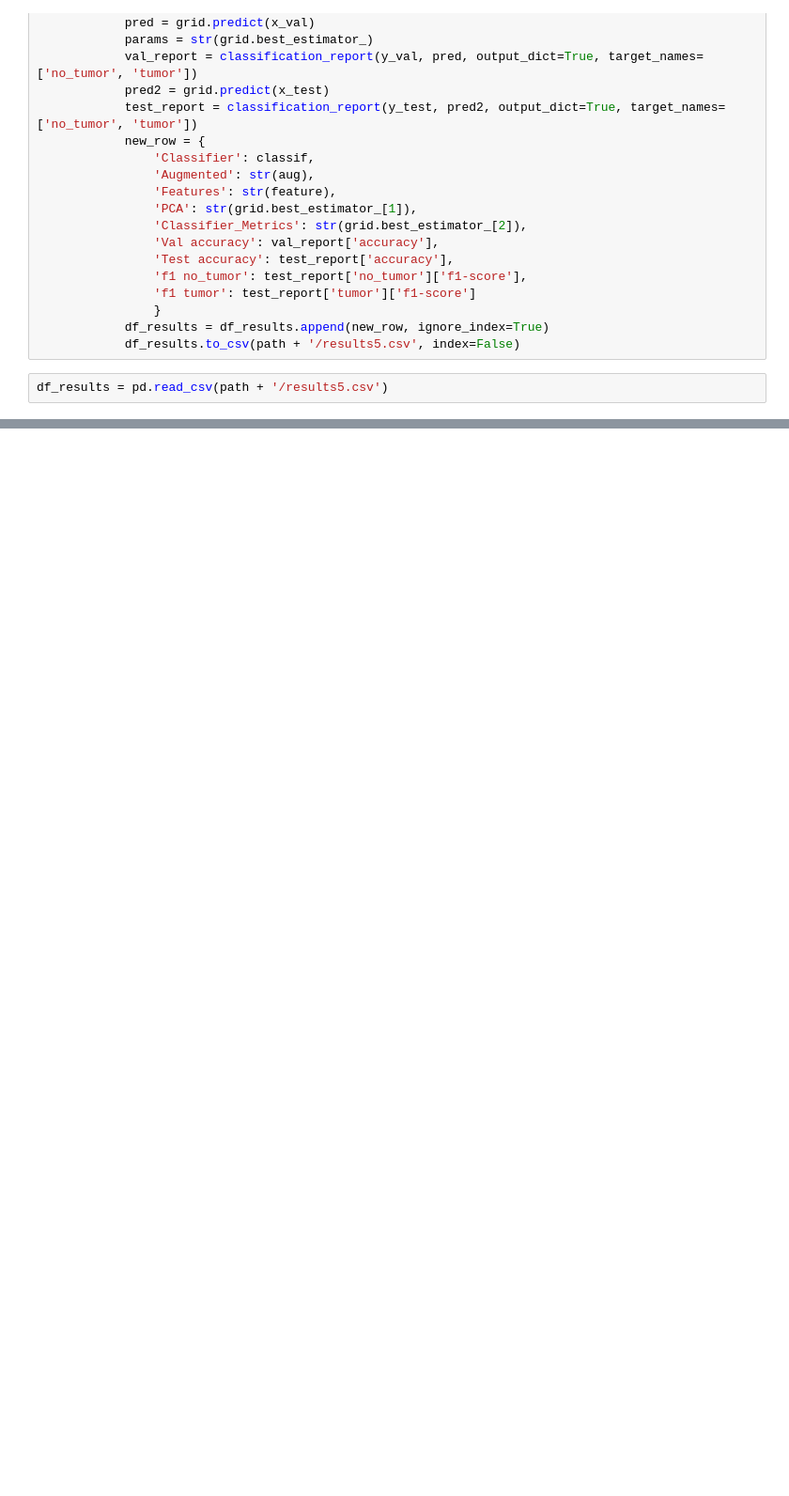
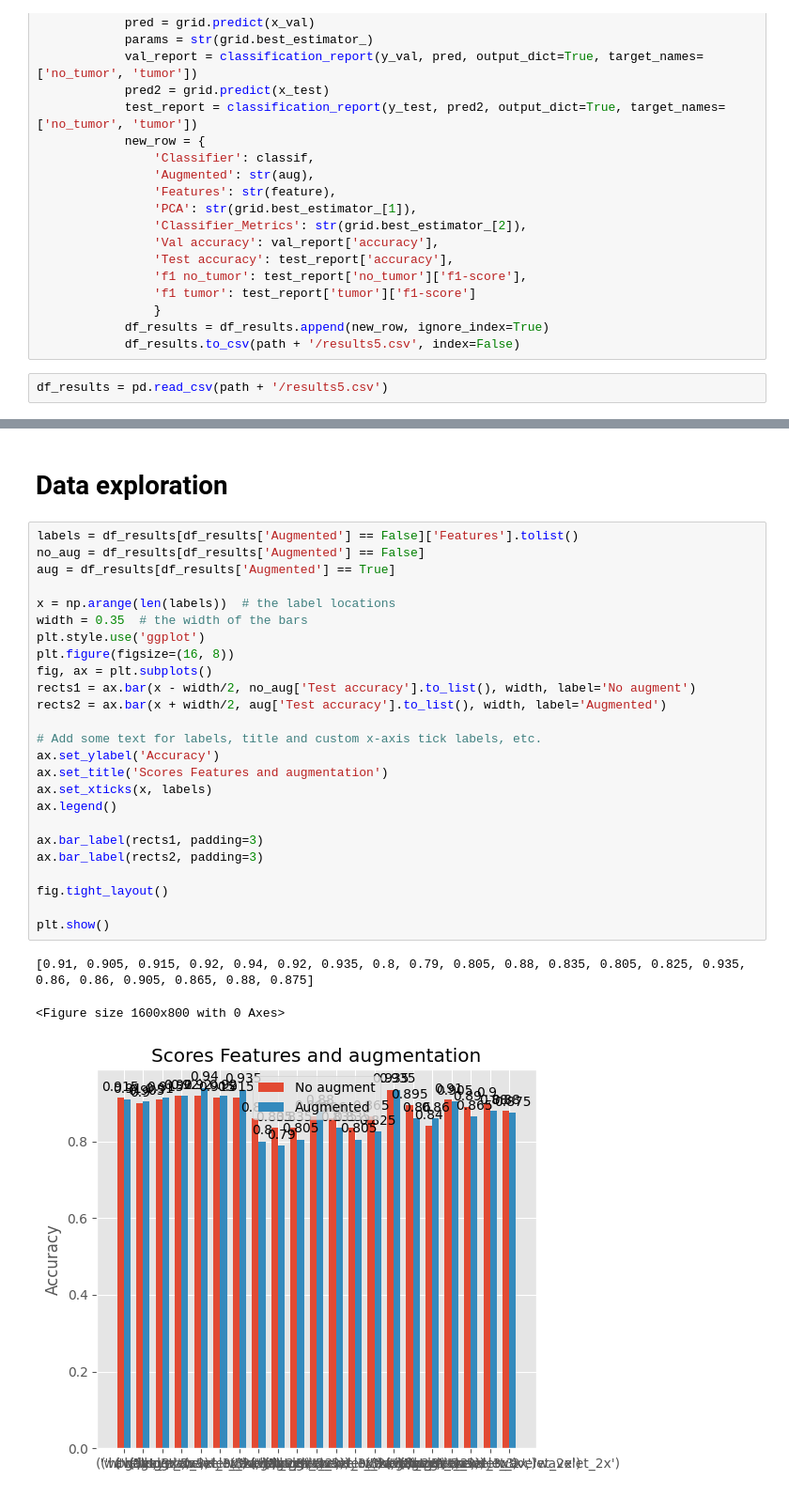
Before and after one commit to tobyloby12/AMLS-assignment, a Jupyter notebook: Task A/main.ipynb, the cells around one changed output, grey strips where cells are left out. Shown at 94% size. Saved outputs shown, nothing was run; the diff lists cells and outputs as text; blank space fills up the shorter version.

```diff
--- a/Task A/main.ipynb
+++ b/Task A/main.ipynb
@@ -571,0 +499,31 @@ for row in df_results_top_5.iterrows():
+# %% [markdown]
+# Data exploration
+# %%
+labels = df_results[df_results['Augmented'] == False]['Features'].tolist()
+no_aug = df_results[df_results['Augmented'] == False]
+aug = df_results[df_results['Augmented'] == True]
+
+x = np.arange(len(labels))  # the label locations
+width = 0.35  # the width of the bars
+plt.style.use('ggplot')
+plt.figure(figsize=(16, 8))
+fig, ax = plt.subplots()
+rects1 = ax.bar(x - width/2, no_aug['Test accuracy'].to_list(), width, label='No augment')
+rects2 = ax.bar(x + width/2, aug['Test accuracy'].to_list(), width, label='Augmented')
+
+# Add some text for labels, title and custom x-axis tick labels, etc.
+ax.set_ylabel('Accuracy')
+ax.set_title('Scores Features and augmentation')
+ax.set_xticks(x, labels)
+ax.legend()
+
+ax.bar_label(rects1, padding=3)
+ax.bar_label(rects2, padding=3)
+
+fig.tight_layout()
+
+plt.show()
+# %% [output]
+[0.91, 0.905, 0.915, 0.92, 0.94, 0.92, 0.935, 0.8, 0.79, 0.805, 0.88, 0.835, 0.805, 0.825, 0.935, 0.86, 0.86, 0.905, 0.865, 0.88, 0.875]
+<Figure size 1600x800 with 0 Axes>
+[figure, added]
```
Also changed, not shown: parts of 11 cells of this notebook, 9 other files.
